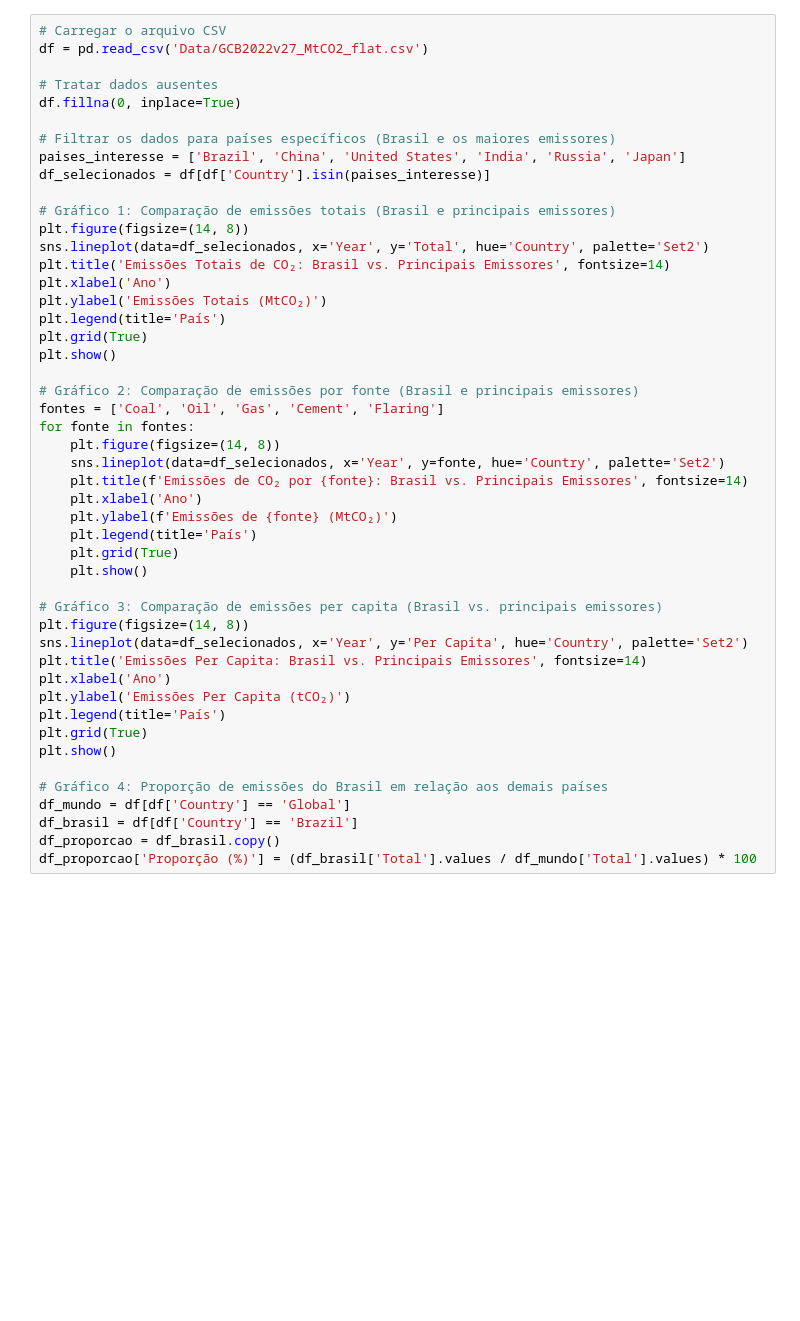
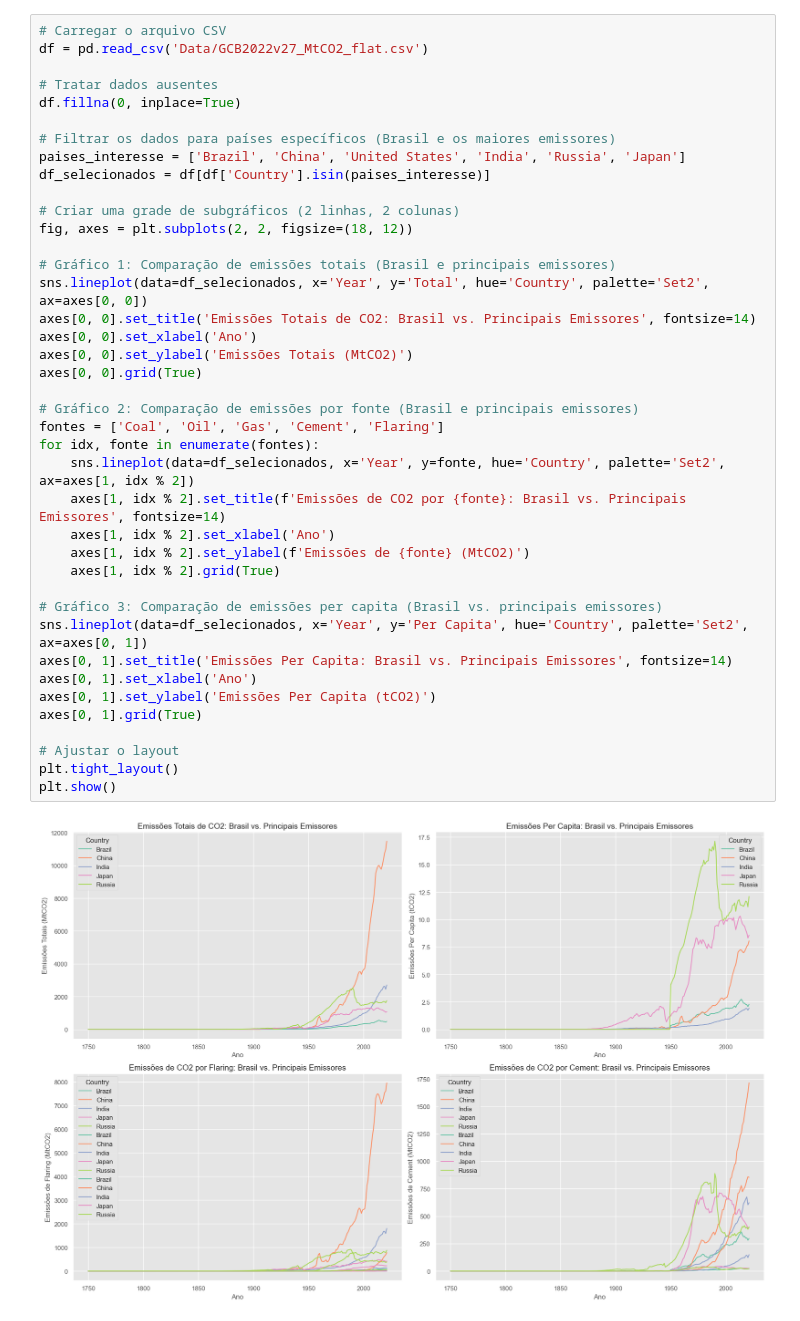
Before and after one commit to JuanPinheiroFIAP/2GS-DS, a Jupyter notebook: ds.ipynb, the cells around one changed output. Cells and saved outputs as stored; diff of their text form; blank space fills up the shorter version.

```diff
--- a/ds.ipynb
+++ b/ds.ipynb
@@ -65,48 +136,42 @@ Este conjunto de dados fornece uma visão detalhada das emissões de CO₂ por p
 # %%
 # Carregar o arquivo CSV
 df = pd.read_csv('Data/GCB2022v27_MtCO2_flat.csv')
 
 # Tratar dados ausentes
 df.fillna(0, inplace=True)
 
 # Filtrar os dados para países específicos (Brasil e os maiores emissores)
 paises_interesse = ['Brazil', 'China', 'United States', 'India', 'Russia', 'Japan']
 df_selecionados = df[df['Country'].isin(paises_interesse)]
 
+# Criar uma grade de subgráficos (2 linhas, 2 colunas)
+fig, axes = plt.subplots(2, 2, figsize=(18, 12))
+
 # Gráfico 1: Comparação de emissões totais (Brasil e principais emissores)
-plt.figure(figsize=(14, 8))
-sns.lineplot(data=df_selecionados, x='Year', y='Total', hue='Country', palette='Set2')
-plt.title('Emissões Totais de CO₂: Brasil vs. Principais Emissores', fontsize=14)
-plt.xlabel('Ano')
-plt.ylabel('Emissões Totais (MtCO₂)')
-plt.legend(title='País')
-plt.grid(True)
-plt.show()
+sns.lineplot(data=df_selecionados, x='Year', y='Total', hue='Country', palette='Set2', ax=axes[0, 0])
+axes[0, 0].set_title('Emissões Totais de CO2: Brasil vs. Principais Emissores', fontsize=14)
+axes[0, 0].set_xlabel('Ano')
+axes[0, 0].set_ylabel('Emissões Totais (MtCO2)')
+axes[0, 0].grid(True)
 
 # Gráfico 2: Comparação de emissões por fonte (Brasil e principais emissores)
 fontes = ['Coal', 'Oil', 'Gas', 'Cement', 'Flaring']
-for fonte in fontes:
-    plt.figure(figsize=(14, 8))
-    sns.lineplot(data=df_selecionados, x='Year', y=fonte, hue='Country', palette='Set2')
-    plt.title(f'Emissões de CO₂ por {fonte}: Brasil vs. Principais Emissores', fontsize=14)
-    plt.xlabel('Ano')
-    plt.ylabel(f'Emissões de {fonte} (MtCO₂)')
-    plt.legend(title='País')
-    plt.grid(True)
-    plt.show()
+for idx, fonte in enumerate(fontes):
+    sns.lineplot(data=df_selecionados, x='Year', y=fonte, hue='Country', palette='Set2', ax=axes[1, idx % 2])
+    axes[1, idx % 2].set_title(f'Emissões de CO2 por {fonte}: Brasil vs. Principais Emissores', fontsize=14)
+    axes[1, idx % 2].set_xlabel('Ano')
+    axes[1, idx % 2].set_ylabel(f'Emissões de {fonte} (MtCO2)')
+    axes[1, idx % 2].grid(True)
 
 # Gráfico 3: Comparação de emissões per capita (Brasil vs. principais emissores)
-plt.figure(figsize=(14, 8))
-sns.lineplot(data=df_selecionados, x='Year', y='Per Capita', hue='Country', palette='Set2')
-plt.title('Emissões Per Capita: Brasil vs. Principais Emissores', fontsize=14)
-plt.xlabel('Ano')
-plt.ylabel('Emissões Per Capita (tCO₂)')
-plt.legend(title='País')
-plt.grid(True)
+sns.lineplot(data=df_selecionados, x='Year', y='Per Capita', hue='Country', palette='Set2', ax=axes[0, 1])
+axes[0, 1].set_title('Emissões Per Capita: Brasil vs. Principais Emissores', fontsize=14)
+axes[0, 1].set_xlabel('Ano')
+axes[0, 1].set_ylabel('Emissões Per Capita (tCO2)')
+axes[0, 1].grid(True)
+
+# Ajustar o layout
+plt.tight_layout()
 plt.show()
-
-# Gráfico 4: Proporção de emissões do Brasil em relação aos demais países
-df_mundo = df[df['Country'] == 'Global']
-df_brasil = df[df['Country'] == 'Brazil']
-df_proporcao = df_brasil.copy()
-df_proporcao['Proporção (%)'] = (df_brasil['Total'].values / df_mundo['Total'].values) * 100
+# %% [output]
+[figure, added]
```
Also changed, not shown: parts of 19 cells of this notebook.
